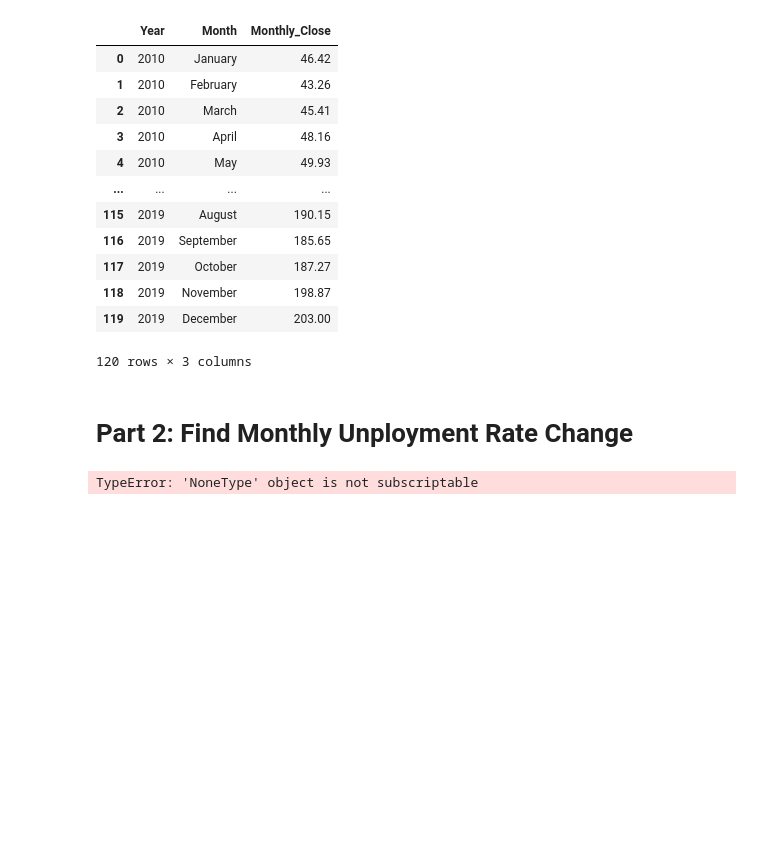
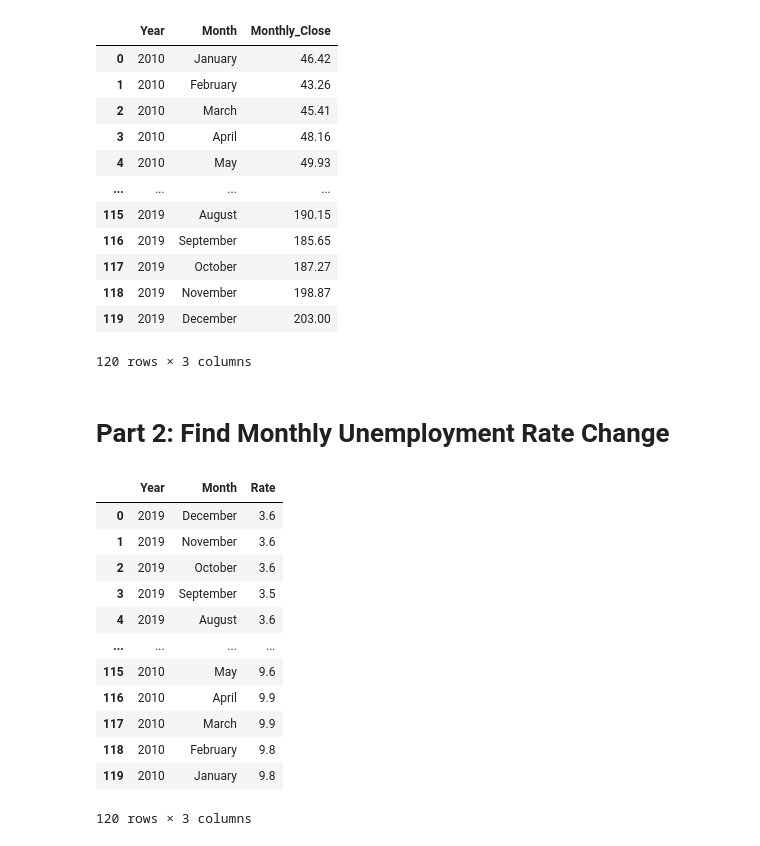
Before and after one commit to OwenNam001/project1_group1, a Jupyter notebook: StockAnalysis/Price_Unemployment_Jun.ipynb, the cells around one changed output. Drawn from its saved outputs; the diff is of its cells as text; code cells hidden in the pictures; blank space fills up the shorter version.

```diff
--- a/StockAnalysis/Price_Unemployment_Jun.ipynb
+++ b/StockAnalysis/Price_Unemployment_Jun.ipynb
@@ -81,49 +81,25 @@ See the caveats in the documentation: https://pandas.pydata.org/pandas-docs/stab
 | 119 | 2019 | December | 203.00 |
 120 rows × 3 columns
 # %% [markdown]
-# Part 2: Find Monthly Unployment Rate Change
+# Part 2: Find Monthly Unemployment Rate Change
-# %%
-# Create a dataFrame for Monthly Unployment Rate
-
-URL = 'https://api.bls.gov/publicAPI/v2/timeseries/data/'
-
-api_key = bls_api_key
-series_id = 'LNS14000000'  # Series ID for US unemployment rate
-startyear = '2014'
-endyear = '2019'
-
-# Parameter setting
-params = {
-    'seriesid': [series_id],
-    'startyear':[startyear],
-    'endyear': [endyear],
-    'registrationKey': api_key
-}
-
-# Fetch unemployment data from BLS
-response = requests.post(URL, json=params)
-unemployment_data = response.json()
-
-# Initialize an empty list to hold the unemployment data
-unemployment_list = []
-
-# Extract data from the response
-series_data = unemployment_data["Results"]["series"][0]["data"]
-for item in series_data:
-    unemployment_list.append({
-                                "Year": item["year"],
-                                "Month": item["periodName"],
-                                "Rate": item["value"]
-                            })
-
-# Convert the list to a DataFrame
-unemployment_data_df = pd.DataFrame(unemployment_list).reset_index(drop=True)
-unemployment_data_df["Rate"] = unemployment_data_df["Rate"].astype('float')
-
-# Print the DataFrame
-unemployment_data_df
-# %% [output]
-TypeError: 'NoneType' object is not subscriptable
+# %%
+# Load Monthly Unemployment Rate Change DataFrame using the function from common module
+unemployment_data_df = get_unemployment_data()
+unemployment_data_df
+# %% [output]
+|  | Year | Month | Rate |
+| 0 | 2019 | December | 3.6 |
+| 1 | 2019 | November | 3.6 |
+| 2 | 2019 | October | 3.6 |
+| 3 | 2019 | September | 3.5 |
+| 4 | 2019 | August | 3.6 |
+| ... | ... | ... | ... |
+| 115 | 2010 | May | 9.6 |
+| 116 | 2010 | April | 9.9 |
+| 117 | 2010 | March | 9.9 |
+| 118 | 2010 | February | 9.8 |
+| 119 | 2010 | January | 9.8 |
+120 rows × 3 columns
 # %%
 # Merge two dataFrame (Nasdaq Monthly profit + Monthly Unployment Rate)
 
```
Also changed, not shown: parts of 3 cells of this notebook, 4 other files.
